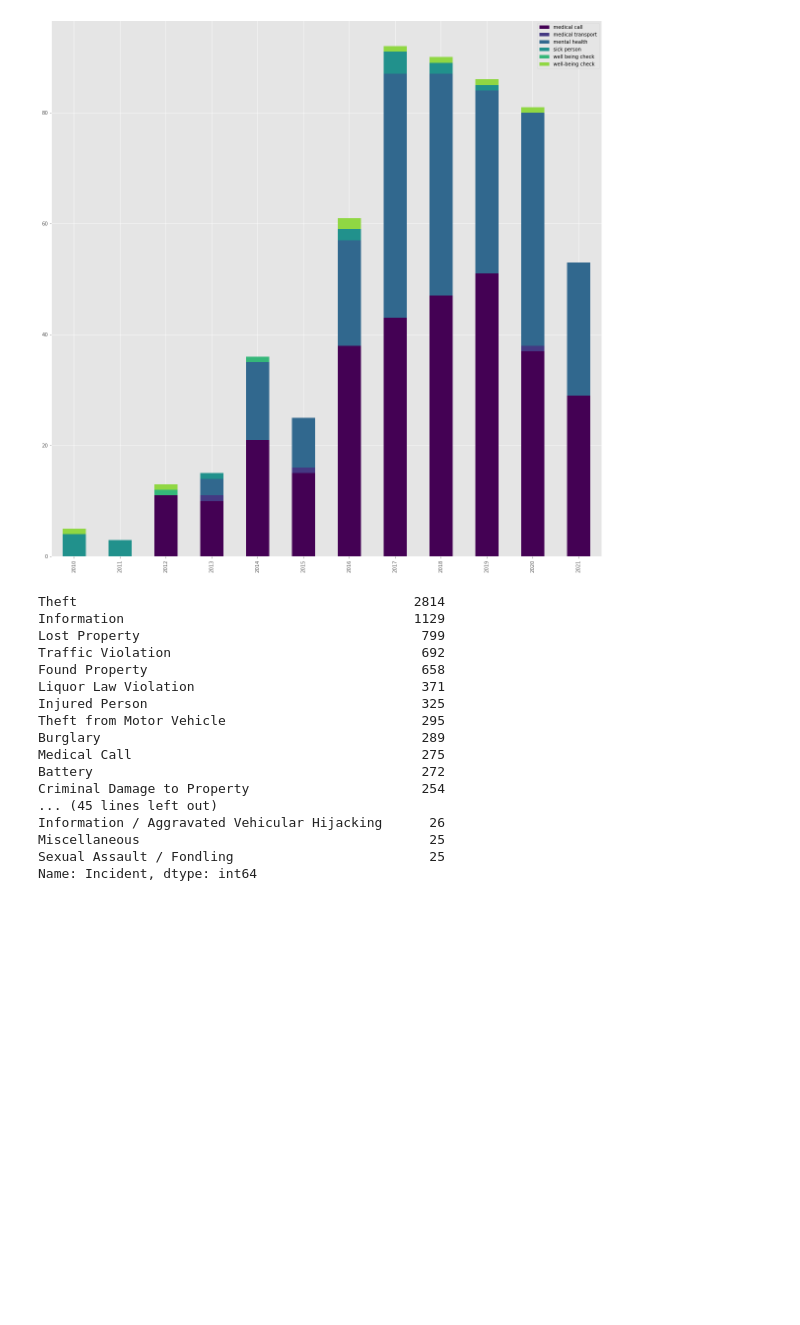
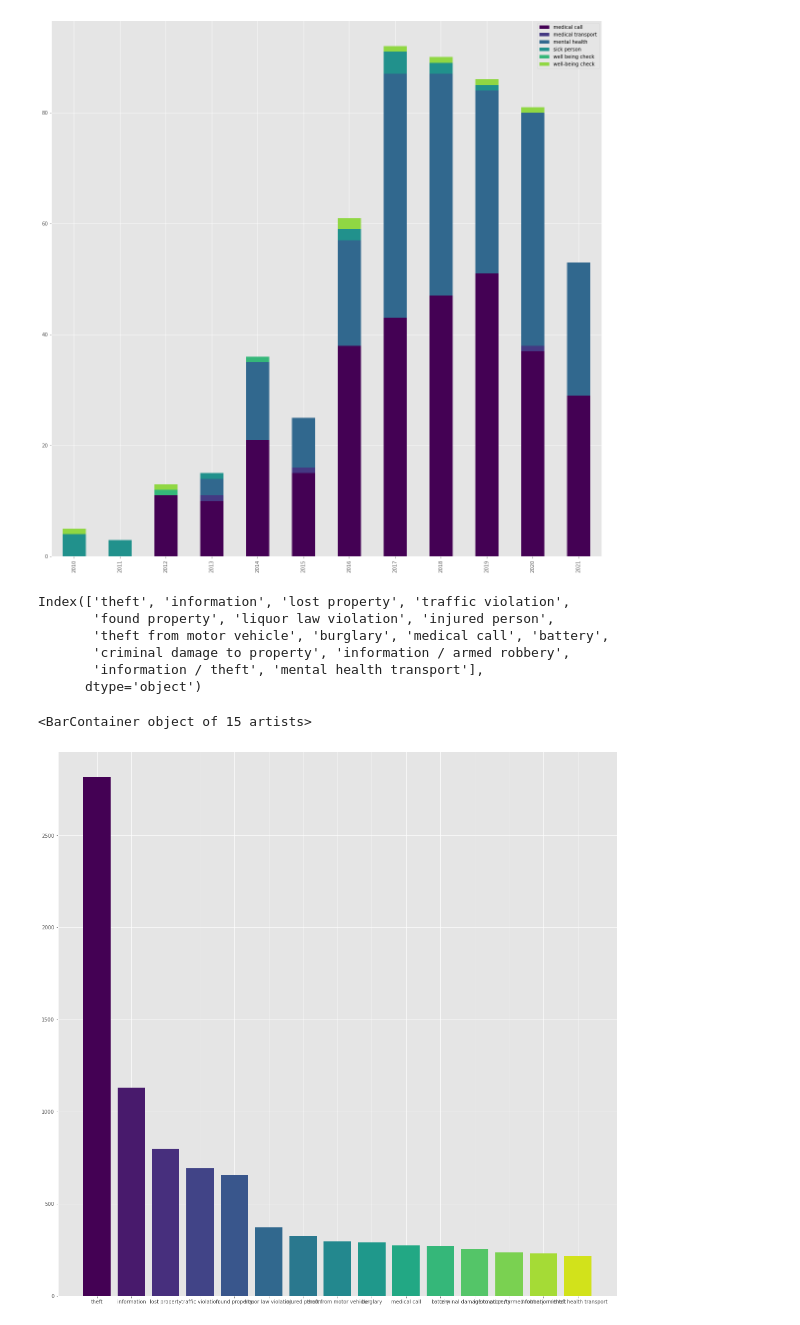
Before and after one commit to UCOpenData/NewCPD, a Jupyter notebook: visualizations.ipynb, the cells around one changed output. Cells and saved outputs as stored; diff of their text form; code cells hidden in the pictures; blank space fills up the shorter version.

```diff
--- a/visualizations.ipynb
+++ b/visualizations.ipynb
@@ -144,32 +142,20 @@ plot_incidents_barplot(cleaned, ['medical call', 'medical transport', 'mental he
 [figure]
 [figure]
 # %%
-cleaned['Incident'].value_counts().head(60)
+#cleaned['Incident'].value_counts().head(60)
+a = pd.DataFrame(cleaned['Incident'].value_counts().head(15)
 # %% [output]
-Theft                                           2814
-Information                                     1129
-Lost Property                                    799
-Traffic Violation                                692
-Found Property                                   658
-Liquor Law Violation                             371
-Injured Person                                   325
-Theft from Motor Vehicle                         295
-Burglary                                         289
-Medical Call                                     275
-Battery                                          272
-Criminal Damage to Property                      254
-... (45 lines left out)
-Information / Aggravated Vehicular Hijacking      26
-Miscellaneous                                     25
-Sexual Assault / Fondling                         25
-Name: Incident, dtype: int64
+Index(['theft', 'information', 'lost property', 'traffic violation',
+       'found property', 'liquor law violation', 'injured person',
+       'theft from motor vehicle', 'burglary', 'medical call', 'battery',
+       'criminal damage to property', 'information / armed robbery',
+       'information / theft', 'mental health transport'],
+      dtype='object')
 # %%
-def gencolors(num):
-    cmap = get_cmap('viridis')
-    norm = normalize(vmin=0, vmax=num)
-    clist = list()
-    for i in range(num):
-        clist.append(cmap(norm(i)))
-    return clist
-
-a = gencolors(5)
+index = list(a.index)
+height = list(a["Incident"])
+plt.figure(figsize=(20, 20))
+plt.bar(index, height, color = gencolors(len(index)))
+# %% [output]
+<BarContainer object of 15 artists>
+[figure, added]
```
Also changed, not shown: parts of 2 cells of this notebook, 3 other files.
